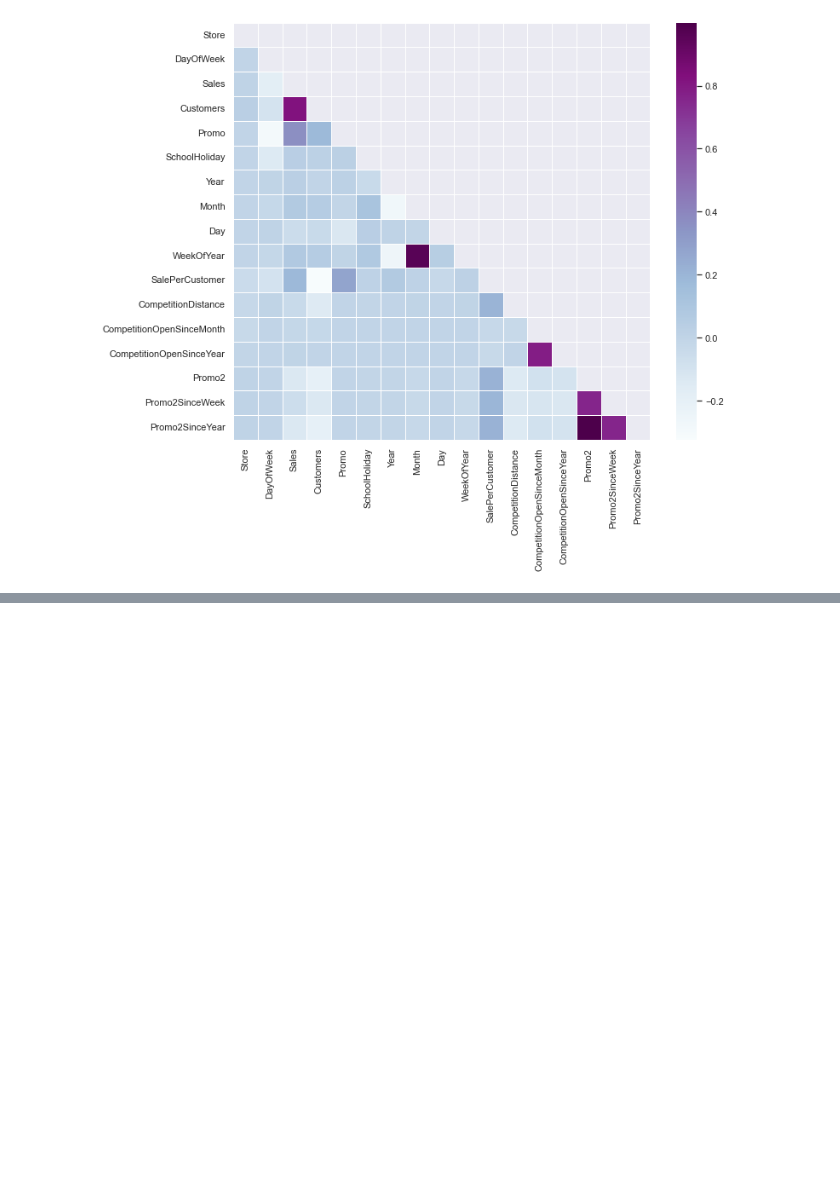
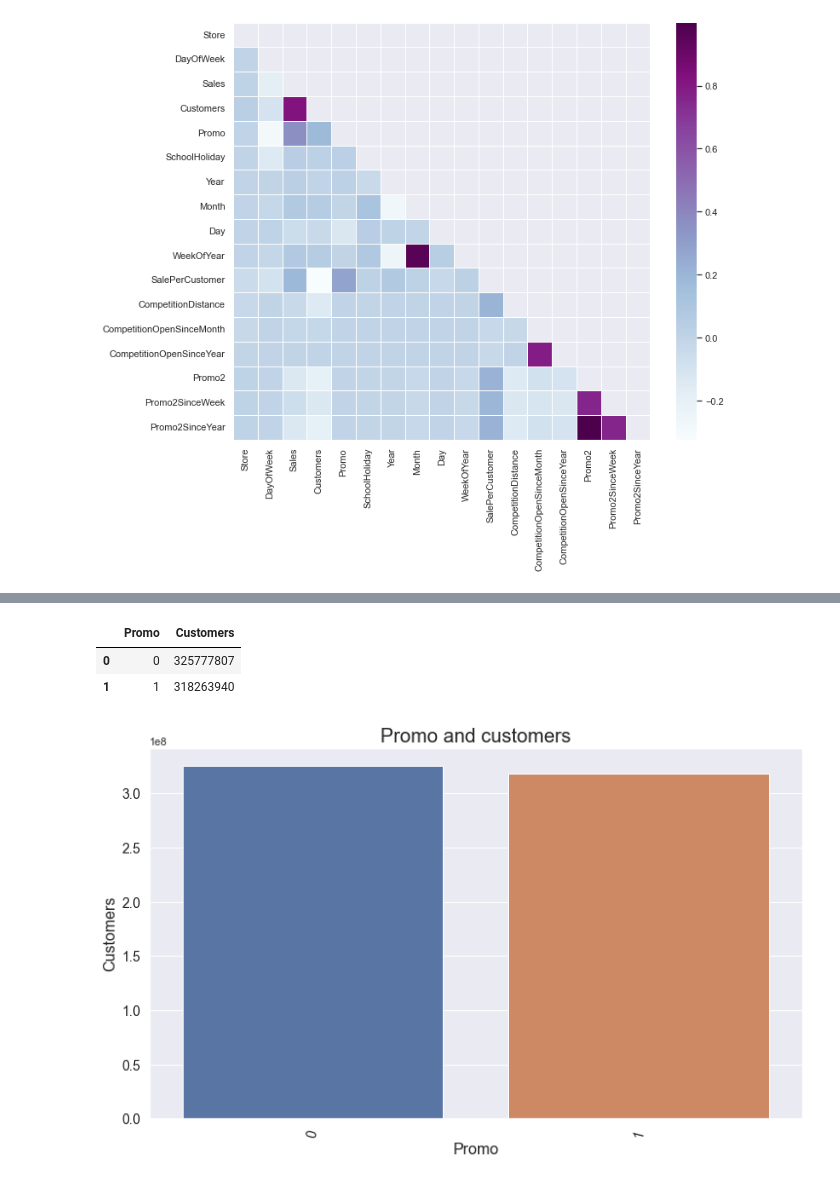
Before and after one commit to michaelgetachew-abebe/Pharmaceutical-Sales-Prediction_Rossmann, a Jupyter notebook: notebooks/explratory_data_analysis.ipynb, the cells around one changed output, grey strips where cells are left out. Saved outputs shown, nothing was run; the diff lists cells and outputs as text; code cells hidden in the pictures; blank space fills up the shorter version.

```diff
--- a/notebooks/explratory_data_analysis.ipynb
+++ b/notebooks/explratory_data_analysis.ipynb
@@ -269,0 +400,13 @@ train_store.to_csv('../data/train_store.csv')
+# %%
+customers_promo = train_df.groupby('Promo')["Customers"].sum()
+# %%
+promo_customers= pd.DataFrame({'Promo':customers_promo.index, 'Customers':customers_promo.values})
+promo_customers.head()
+# %% [output]
+|  | Promo | Customers |
+| 0 | 0 | 325777807 |
+| 1 | 1 | 318263940 |
+# %%
+exploration.plot_bar(promo_customers, 'Promo', 'Customers', 'Promo and customers', 'Promo', 'Customers')
+# %% [output]
+[figure, added]
```
Also changed, not shown: parts of 27 cells of this notebook, 2 other files.
